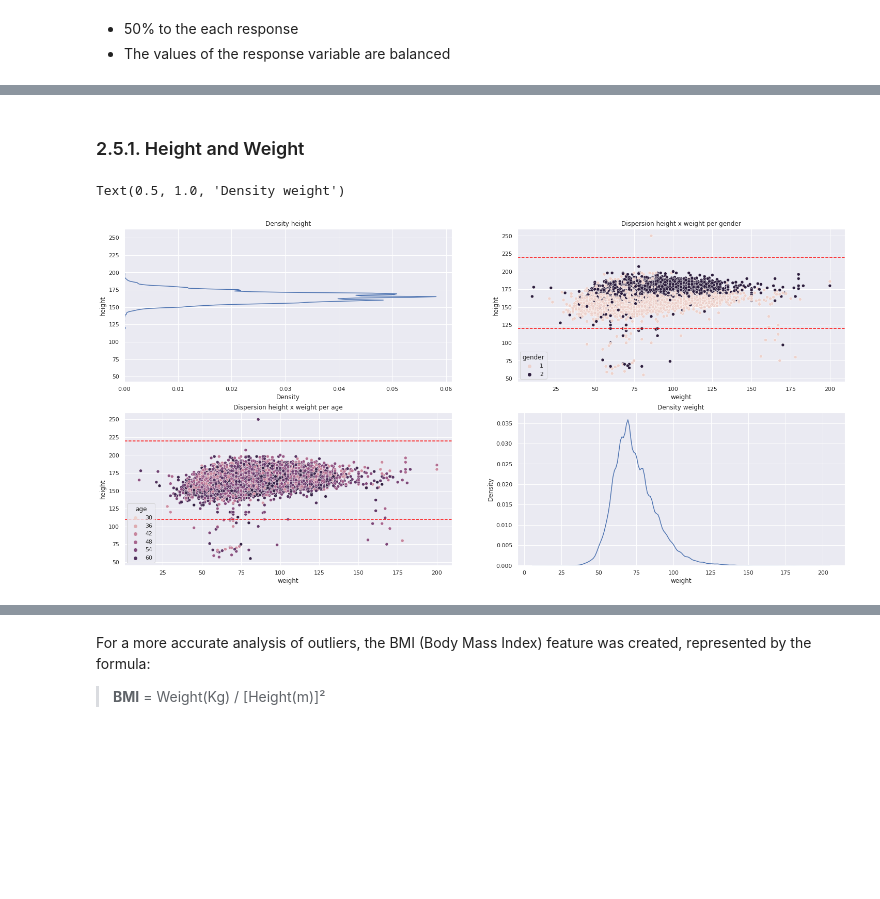
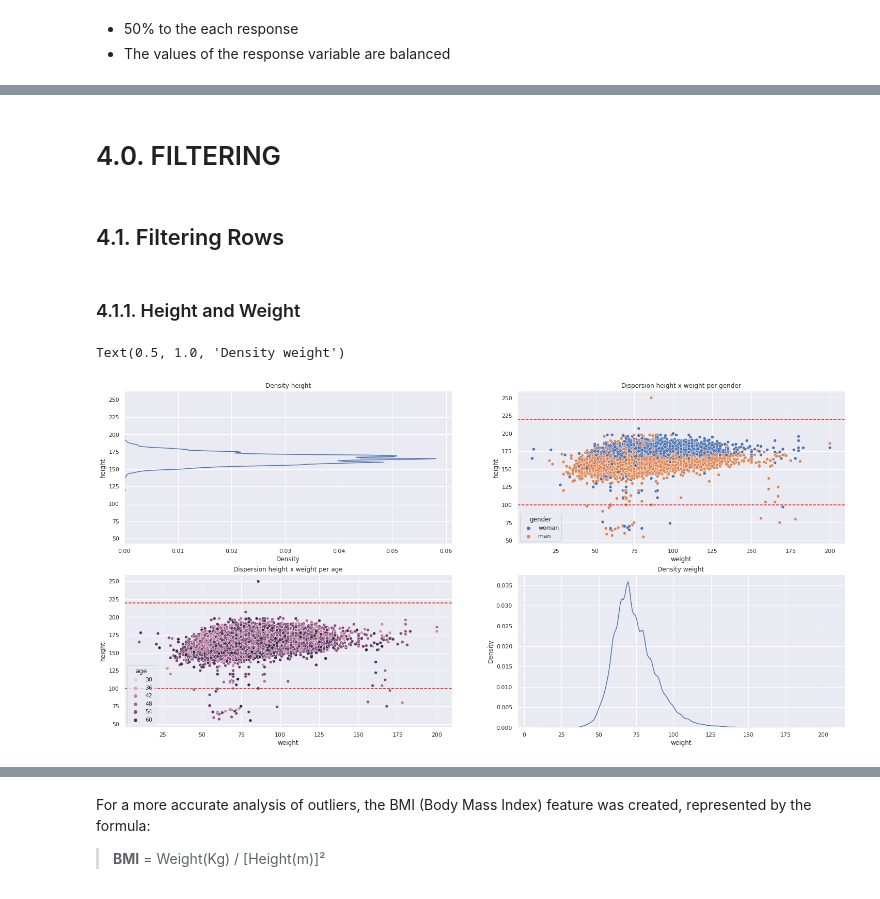
Before and after one commit to tadeucbm/cardio_catch_diseases, a Jupyter notebook: cardio_catch_diseases.ipynb, the cells around one changed output, grey strips where cells are left out. Cells and saved outputs as stored; diff of their text form; code cells hidden in the pictures; blank space fills up the shorter version.

```diff
--- a/cardio_catch_diseases.ipynb
+++ b/cardio_catch_diseases.ipynb
@@ -188,0 +191,2 @@ Name: cardio, dtype: float64
+# %%
+df3 = df2.copy()
@@ -188,0 +255,24 @@ Name: cardio, dtype: float64
+# %%
+# gender
+df3['gender'] = df3['gender'].map({1: 'man', 2: 'woman'})
+
+# cholesterol
+df3['cholesterol'] = df3['cholesterol'].map({1: 'normal', 2:'above_normal', 3:'well_above_normal'})
+
+# glucose
+df3['glucose'] = df3['glucose'].map({1: 'normal', 2:'above_normal', 3:'well_above_normal'})
+
+# active
+df3['active'] = df3['active'].map({0: 'no', 1: 'yes'})
+
+# smoke
+df3['smoke'] = df3['smoke'].map({0: 'no', 1: 'yes'})
+
+# alcohol
+df3['alcohol'] = df3['alcohol'].map({0: 'no', 1: 'yes'})
+
+# high_pressure
+df3['high_pressure'] = df3['high_pressure'].map({0: 'no', 1: 'yes'})
+
+# cardio
+df3['cardio'] = df3['cardio'].map({0: 'no', 1: 'yes'})
@@ -189,29 +289,35 @@ Name: cardio, dtype: float64
+# %% [markdown]
+# 4.0. FILTERING
+# %%
+df4 = df3.copy()
+# %% [markdown]
+## 4.1. Filtering Rows
 # %% [markdown]
-### 2.5.1. Height and Weight
+### 4.1.1. Height and Weight
 # %%
 plt.subplot(2, 2, 1)
-sns.kdeplot(y='height', data=df2)
+sns.kdeplot(y='height', data=df4)
 plt.title('Density height')
 
 plt.subplot(2, 2, 2)
-sns.scatterplot(x='weight', y='height', hue='gender', data=df2)
+sns.scatterplot(x='weight', y='height', hue='gender', data=df4)
 plt.axhline(y=220, color='red', linestyle='--')
-plt.axhline(y=120, color='red', linestyle='--')
+plt.axhline(y=100, color='red', linestyle='--')
 plt.title('Dispersion height x weight per gender')
 
 
 plt.subplot(2, 2, 3)
-sns.scatterplot(x='weight', y='height', hue='age', data=df2)
+sns.scatterplot(x='weight', y='height', hue='age', data=df4)
 plt.axhline(y=220, color='red', linestyle='--')
-plt.axhline(y=110, color='red', linestyle='--')
+plt.axhline(y=100, color='red', linestyle='--')
 plt.title('Dispersion height x weight per age')
 
 plt.subplot(2, 2, 4)
-sns.kdeplot(x='weight', data=df2)
+sns.kdeplot(x='weight', data=df4)
 plt.title('Density weight')
 # %% [output]
 Text(0.5, 1.0, 'Density weight')
-[figure, old version]
+[figure, new version]
 # %% [markdown]
 It's possible to identify some **outliers** in the dataset:
 
```
Also changed, not shown: parts of 60 cells of this notebook, 1 other file.
